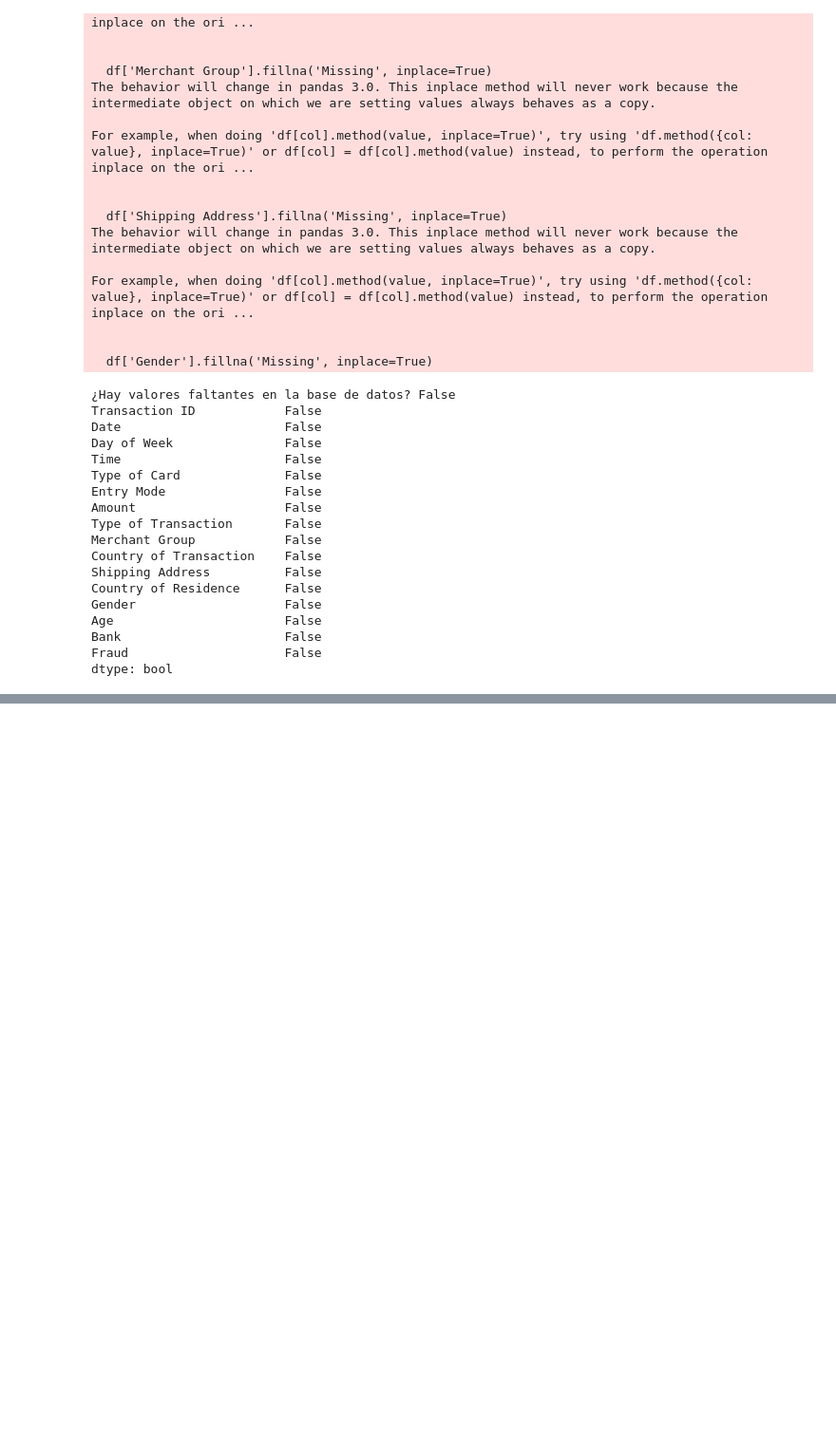
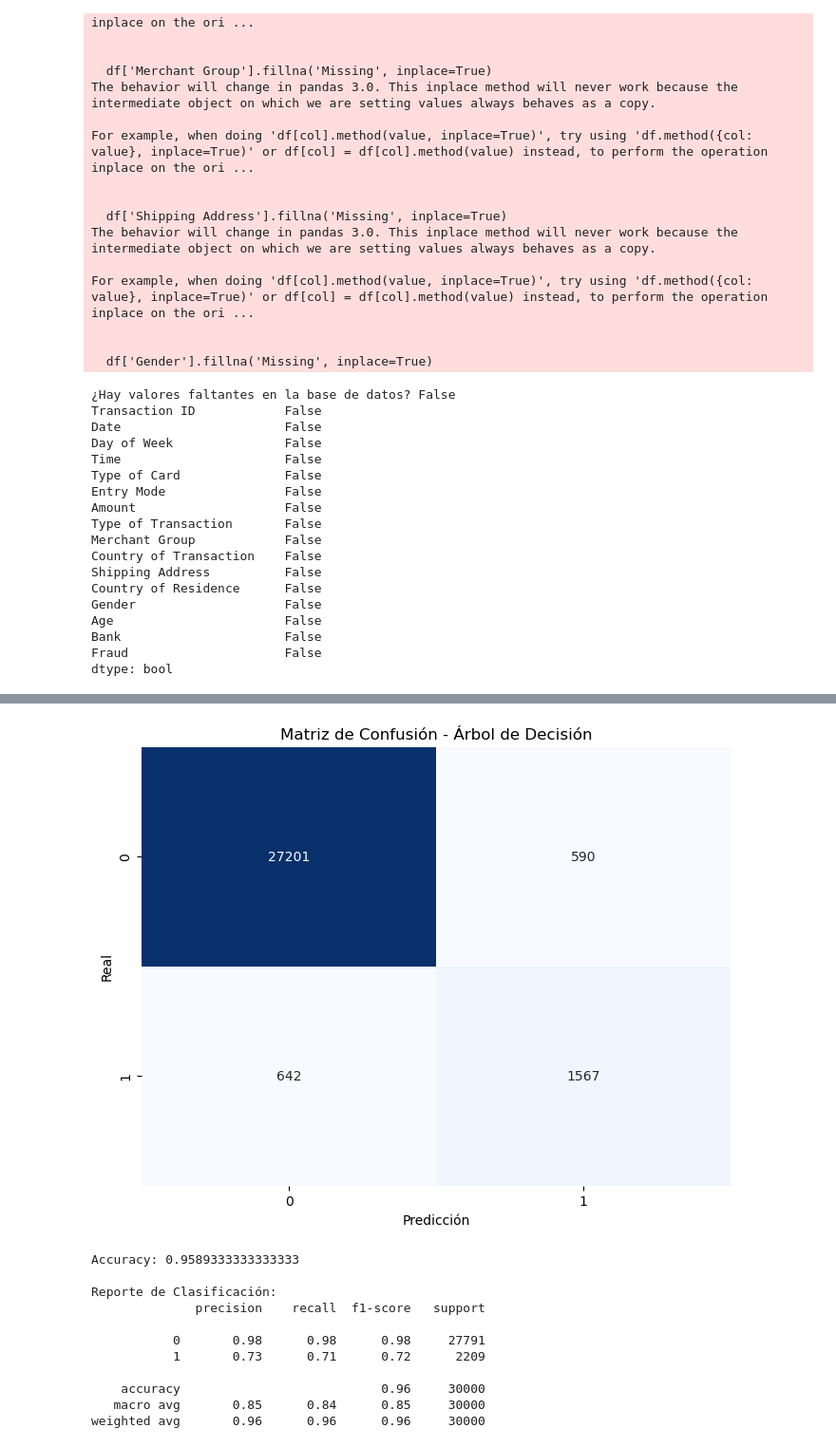
Before and after one commit to Piter3214/p_ia, a Jupyter notebook: Proyecto_ia.ipynb, the cells around one changed output, grey strips where cells are left out. Shown at 95% size. Saved outputs shown, nothing was run; the diff lists cells and outputs as text; code cells hidden in the pictures; blank space fills up the shorter version.

```diff
--- a/Proyecto_ia.ipynb
+++ b/Proyecto_ia.ipynb
@@ -246,0 +400,2 @@ for col in ["Time", "Amount", "Age", "Fraud"]:
+# %%
+df['comparacion_direc'] = df['Shipping Address'] == df['Country of Residence']
@@ -246,0 +455,2 @@ for col in ["Time", "Amount", "Age", "Fraud"]:
+# %%
+df['r_hora'] = df['r_hora'].astype(str)
@@ -246,0 +473,2 @@ for col in ["Time", "Amount", "Age", "Fraud"]:
+# %%
+dfx = df[['Amount', 'Age', 't_internacional', 'r_hora', 'comparacion_direc']]
@@ -246,0 +493,8 @@ for col in ["Time", "Amount", "Age", "Fraud"]:
+# %%
+# Codificar booleanos a 0 y 1
+dfx['t_internacional'] = dfx['t_internacional'].astype(int)
+dfx['comparacion_direc'] = dfx['comparacion_direc'].astype(int)
+
+# Codificar r_hora (Noche, Tarde, Mañana) a valores numéricos
+mapa_hora = {'Mañana': 0, 'Tarde': 1, 'Noche': 2}
+dfx['r_hora'] = dfx['r_hora'].map(mapa_hora)
@@ -246,0 +537,45 @@ for col in ["Time", "Amount", "Age", "Fraud"]:
+# %%
+
+X = dfx.copy()
+y = df['Fraud']   # Variable objetivo
+
+#Dividir el dataset en entrenamiento y prueba
+X_train, X_test, y_train, y_test = train_test_split(X, y, test_size=0.3, random_state=42)
+
+#Inicializar el modelo
+tree_model = DecisionTreeClassifier(class_weight='balanced', random_state=42)
+
+#Entrenar el modelo
+tree_model.fit(X_train, y_train)
+
+#Predecir con los datos de prueba
+y_pred = tree_model.predict(X_test)
+
+#Matriz de confusión
+cm = confusion_matrix(y_test, y_pred)
+
+#Visualización de la matriz
+plt.figure(figsize=(8, 6))
+sns.heatmap(cm, annot=True, cmap='Blues', fmt='d', cbar=False)
+plt.xlabel('Predicción')
+plt.ylabel('Real')
+plt.title('Matriz de Confusión - Árbol de Decisión')
+plt.show()
+
+#Evaluar el rendimiento
+print("Accuracy:", accuracy_score(y_test, y_pred))
+print("\nReporte de Clasificación:")
+print(classification_report(y_test, y_pred))
+# %% [output]
+[figure, added]
+Accuracy: 0.9589333333333333
+
+Reporte de Clasificación:
+              precision    recall  f1-score   support
+
+           0       0.98      0.98      0.98     27791
+           1       0.73      0.71      0.72      2209
+
+    accuracy                           0.96     30000
+   macro avg       0.85      0.84      0.85     30000
+weighted avg       0.96      0.96      0.96     30000
```
Also changed, not shown: parts of 34 cells of this notebook.
